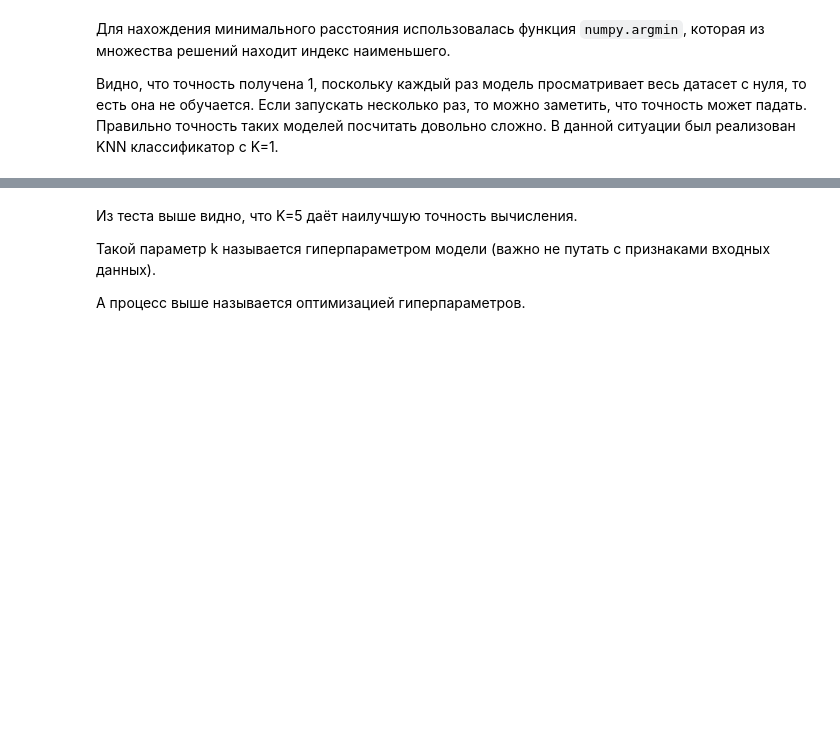
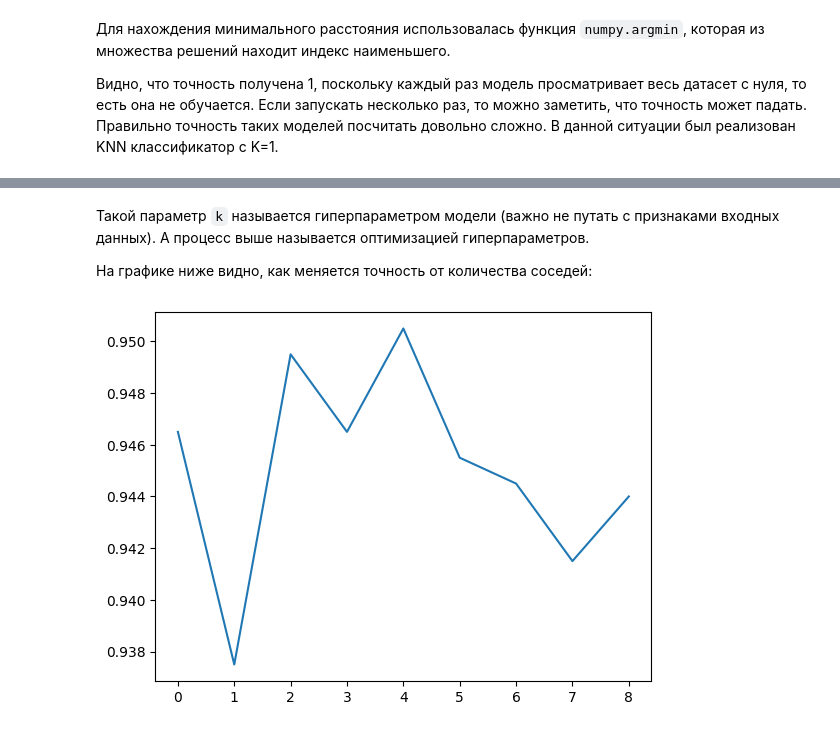
Before and after one commit to RoKivals/AI_MAI, a Jupyter notebook: Lesson3.ipynb, the cells around one changed output, grey strips where cells are left out. Saved outputs shown, nothing was run; the diff lists cells and outputs as text; code cells hidden in the pictures; blank space fills up the shorter version.

```diff
--- a/Lesson3.ipynb
+++ b/Lesson3.ipynb
@@ -1451,6 +1527,9 @@ Accuracy for k=9 is 0.9455
 # %% [markdown]
-Из теста выше видно, что K=5 даёт наилучшую точность вычисления.
+Такой параметр `k` называется гиперпараметром модели (важно не путать с признаками входных данных). А процесс выше называется оптимизацией гиперпараметров.
 
-Такой параметр k называется гиперпараметром модели (важно не путать с признаками входных данных).
-
-А процесс выше называется оптимизацией гиперпараметров.
+На графике ниже видно, как меняется точность от количества соседей:
+# %%
+plt.plot(res)
+plt.show()
+# %% [output]
+[figure, added]
```
Also changed, not shown: parts of 114 cells of this notebook, 3 other files.
